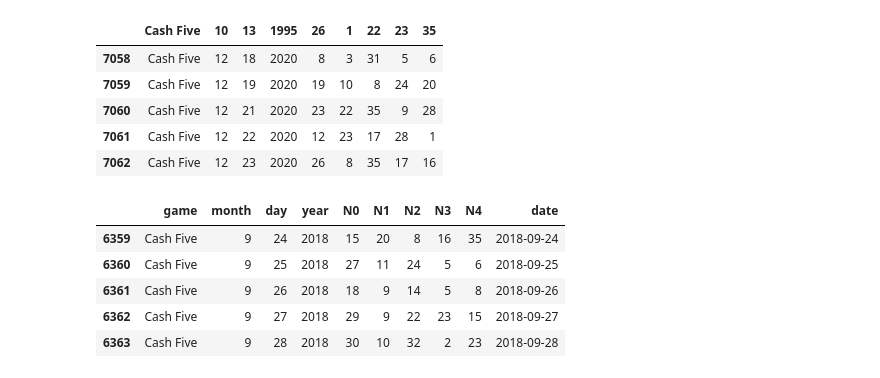
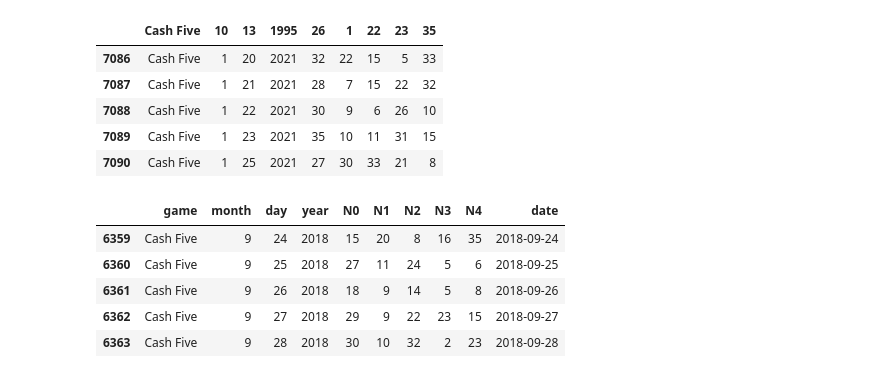
Before and after one commit to AI-Gomez/latus-projects-lottery, a Jupyter notebook: cash_five.ipynb, the cells around one changed output. Saved outputs shown, nothing was run; the diff lists cells and outputs as text; code cells hidden in the pictures.

```diff
--- a/cash_five.ipynb
+++ b/cash_five.ipynb
@@ -5,27 +5,28 @@
 # %%
 import numpy as np
 import pandas as pd
 import matplotlib.pyplot as plt
 from scipy import stats
 from math import sqrt
 import seaborn as sns
 from pydataset import data
 import random
 from collections import Counter
 import requests
+plt.rcParams['figure.figsize']=(13,7)
 
 csv_url = 'https://txlottery.org/export/sites/lottery/Games/Cash_Five/Winning_Numbers/cashfive.csv'
 df = pd.read_csv(csv_url)
 
 df.head()
 df.tail()
 # %% [output]
 |  | Cash Five | 10 | 13 | 1995 | 26 | 1 | 22 | 23 | 35 |
-| 7058 | Cash Five | 12 | 18 | 2020 | 8 | 3 | 31 | 5 | 6 |
-| 7059 | Cash Five | 12 | 19 | 2020 | 19 | 10 | 8 | 24 | 20 |
-| 7060 | Cash Five | 12 | 21 | 2020 | 23 | 22 | 35 | 9 | 28 |
-| 7061 | Cash Five | 12 | 22 | 2020 | 12 | 23 | 17 | 28 | 1 |
-| 7062 | Cash Five | 12 | 23 | 2020 | 26 | 8 | 35 | 17 | 16 |
+| 7086 | Cash Five | 1 | 20 | 2021 | 32 | 22 | 15 | 5 | 33 |
+| 7087 | Cash Five | 1 | 21 | 2021 | 28 | 7 | 15 | 22 | 32 |
+| 7088 | Cash Five | 1 | 22 | 2021 | 30 | 9 | 6 | 26 | 10 |
+| 7089 | Cash Five | 1 | 23 | 2021 | 35 | 10 | 11 | 31 | 15 |
+| 7090 | Cash Five | 1 | 25 | 2021 | 27 | 30 | 33 | 21 | 8 |
 # %%
 data=[]
 data.insert(0,{'Cash Five':'Cash Five','10':'10','13':'13','1995':'1995','26':'26','1':'1','22':'22','23':'23','35':'35'})
```
Also changed, not shown: parts of 5 cells of this notebook.
